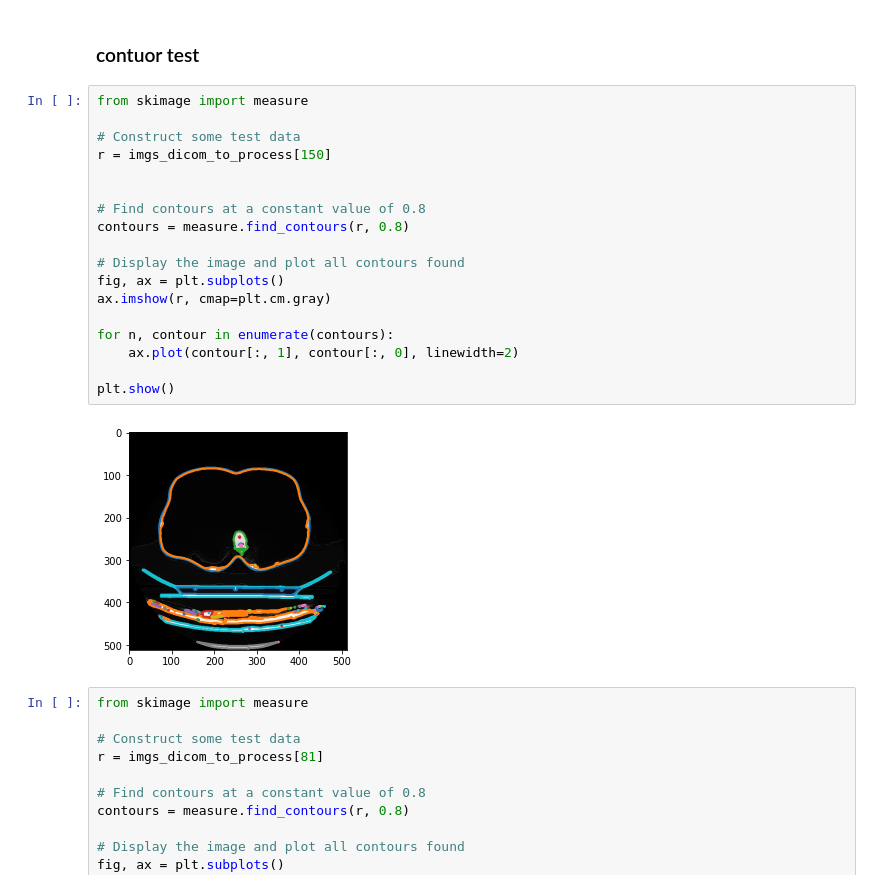
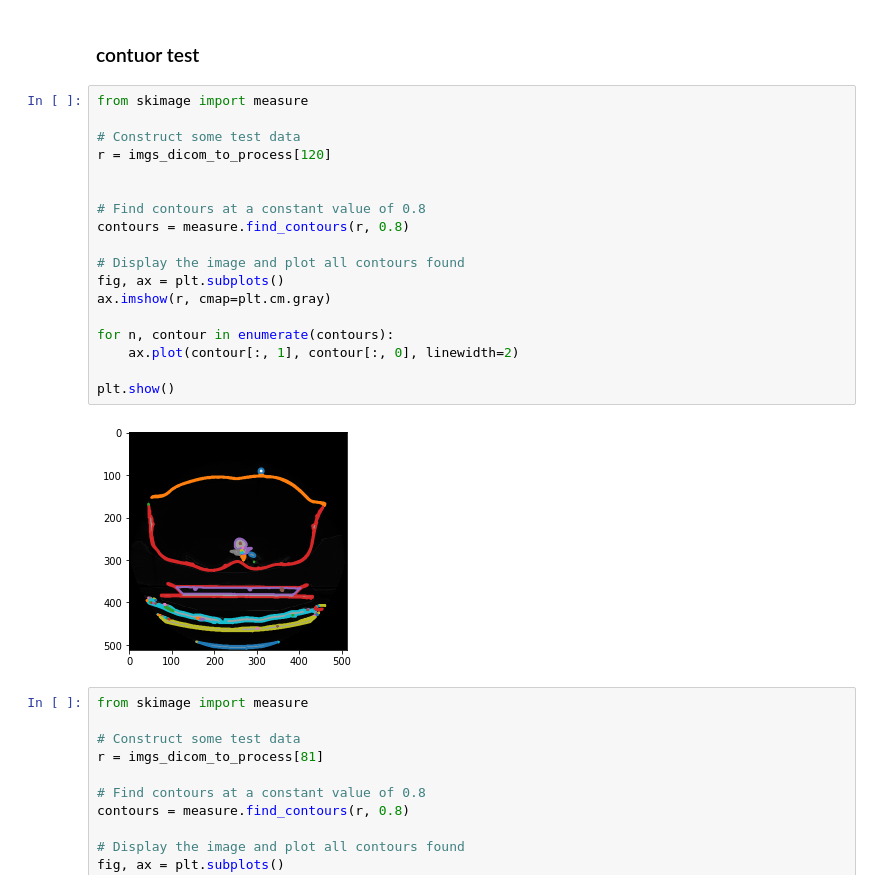
Before and after one commit to daegukdo/TIL, a Jupyter notebook: 05_side_project/01_dicom_with_point_cloud/00_dicom_image_processing_v3.ipynb, the cells around one changed output. Cells and saved outputs as stored; diff of their text form.

Commit message:
side project : dicom control practice edit test code (make contour img from 2d image with erosion, dilation)

```diff
--- a/05_side_project/01_dicom_with_point_cloud/00_dicom_image_processing_v3.ipynb
+++ b/05_side_project/01_dicom_with_point_cloud/00_dicom_image_processing_v3.ipynb
@@ -224,23 +224,23 @@ sample_stack(CT_abdomen_masks_canny_dilated_diff_bn_filling, start_with = 3, sho
 # %%
 from skimage import measure
 
 # Construct some test data
-r = imgs_dicom_to_process[150]
+r = imgs_dicom_to_process[120]
 
 
 # Find contours at a constant value of 0.8
 contours = measure.find_contours(r, 0.8)
 
 # Display the image and plot all contours found
 fig, ax = plt.subplots()
 ax.imshow(r, cmap=plt.cm.gray)
 
 for n, contour in enumerate(contours):
     ax.plot(contour[:, 1], contour[:, 0], linewidth=2)
 
 plt.show()
 # %% [output]
-[figure, old version]
+[figure, new version]
 # %%
 from skimage import measure
 
```
Also changed, not shown: 1 other file.
